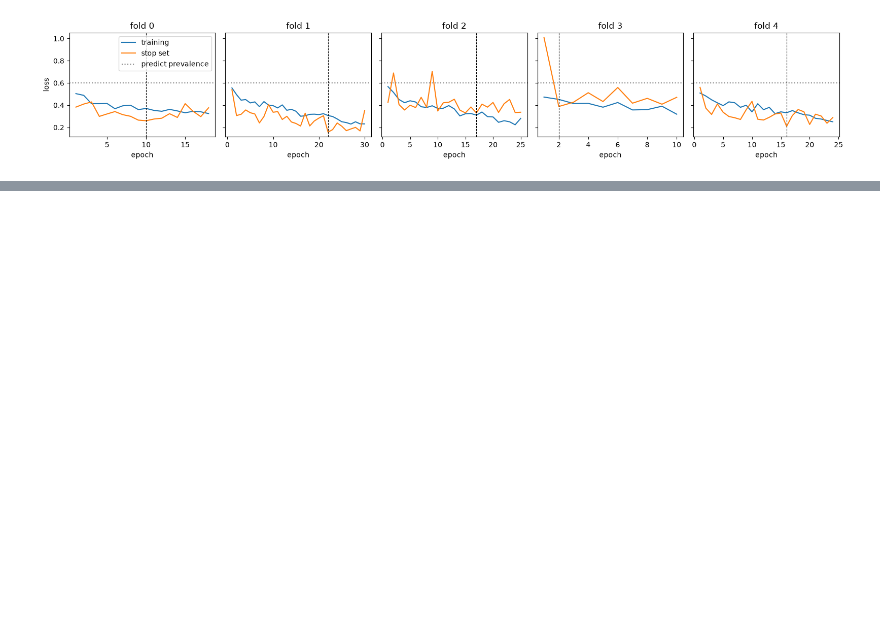
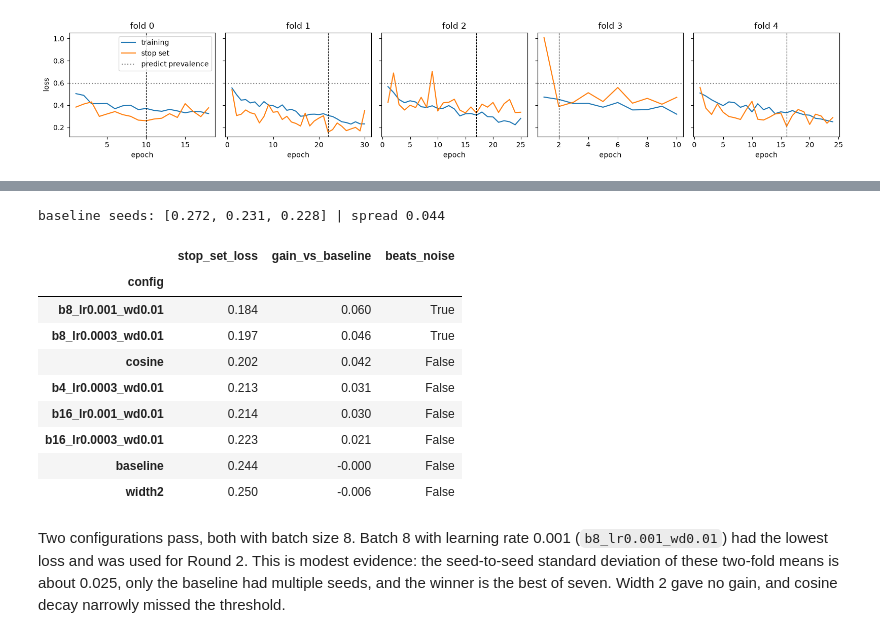
Before and after one commit to javencp/gliomas-idh-mri-prediction, a Jupyter notebook: Notebooks/04_cnn_model.ipynb, the cells around one changed output, grey strips where cells are left out. Saved outputs shown, nothing was run; the diff lists cells and outputs as text; code cells hidden in the pictures; blank space fills up the shorter version.

```diff
--- a/Notebooks/04_cnn_model.ipynb
+++ b/Notebooks/04_cnn_model.ipynb
@@ -96,0 +152,27 @@ plt.show()
+# %%
+runs2 = pd.read_csv(R2_DIR / "runs.csv")
+dev = runs2[runs2["mode"] == "dev"]
+
+# Per (configuration, seed): mean best stop-set loss over folds 0 and 1; then average over seeds
+per_seed = dev.groupby(["config", "seed"])["stop_set_loss"].mean()
+summary = per_seed.groupby("config").mean().sort_values().to_frame("stop_set_loss")
+base = per_seed["baseline"]
+spread = base.max() - base.min()
+summary["gain_vs_baseline"] = base.mean() - summary["stop_set_loss"]
+summary["beats_noise"] = summary["gain_vs_baseline"] > spread
+print(f"baseline seeds: {base.round(3).tolist()} | spread {spread:.3f}")
+summary.round(3)
+# %% [output]
+baseline seeds: [0.272, 0.231, 0.228] | spread 0.044
+|  | stop_set_loss | gain_vs_baseline | beats_noise |
+| config |  |  |  |
+| b8_lr0.001_wd0.01 | 0.184 | 0.060 | True |
+| b8_lr0.0003_wd0.01 | 0.197 | 0.046 | True |
+| cosine | 0.202 | 0.042 | False |
+| b4_lr0.0003_wd0.01 | 0.213 | 0.031 | False |
+| b16_lr0.001_wd0.01 | 0.214 | 0.030 | False |
+| b16_lr0.0003_wd0.01 | 0.223 | 0.021 | False |
+| baseline | 0.244 | -0.000 | False |
+| width2 | 0.250 | -0.006 | False |
+# %% [markdown]
+Two configurations pass, both with batch size 8. Batch 8 with learning rate 0.001 (`b8_lr0.001_wd0.01`) had the lowest loss and was used for Round 2. This is modest evidence: the seed-to-seed standard deviation of these two-fold means is about 0.025, only the baseline had multiple seeds, and the winner is the best of seven. Width 2 gave no gain, and cosine decay narrowly missed the threshold.
```
Also changed, not shown: parts of 20 cells of this notebook, 2 other files.
